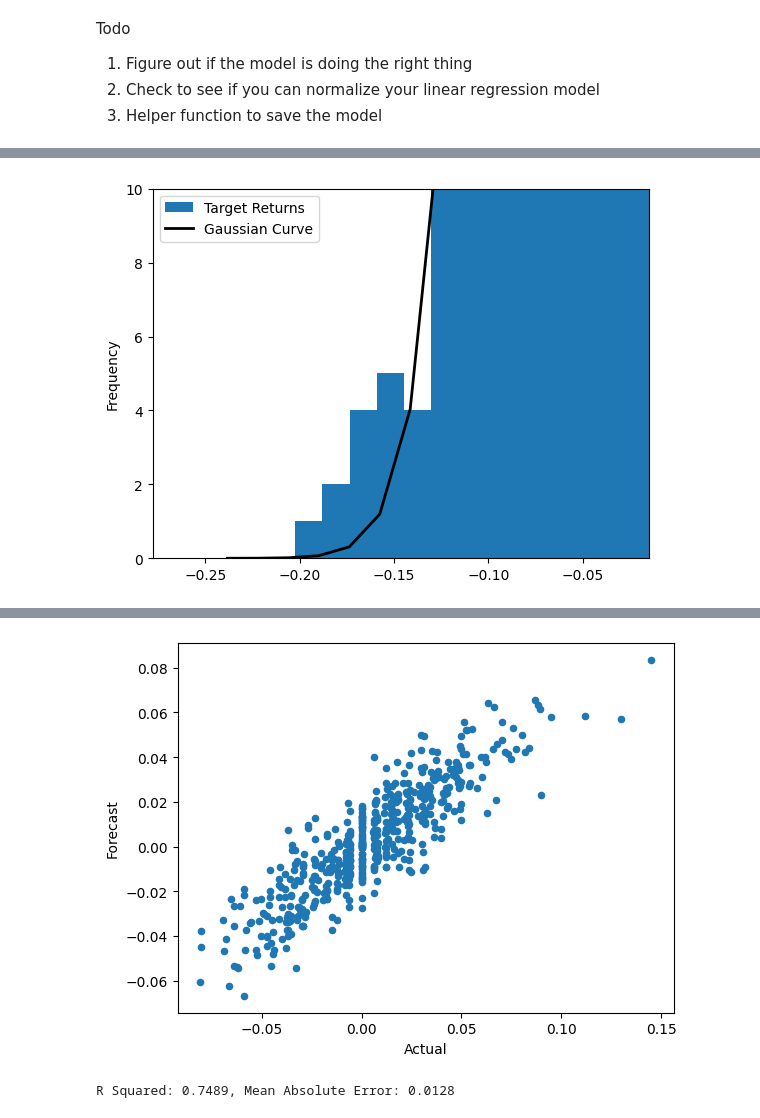
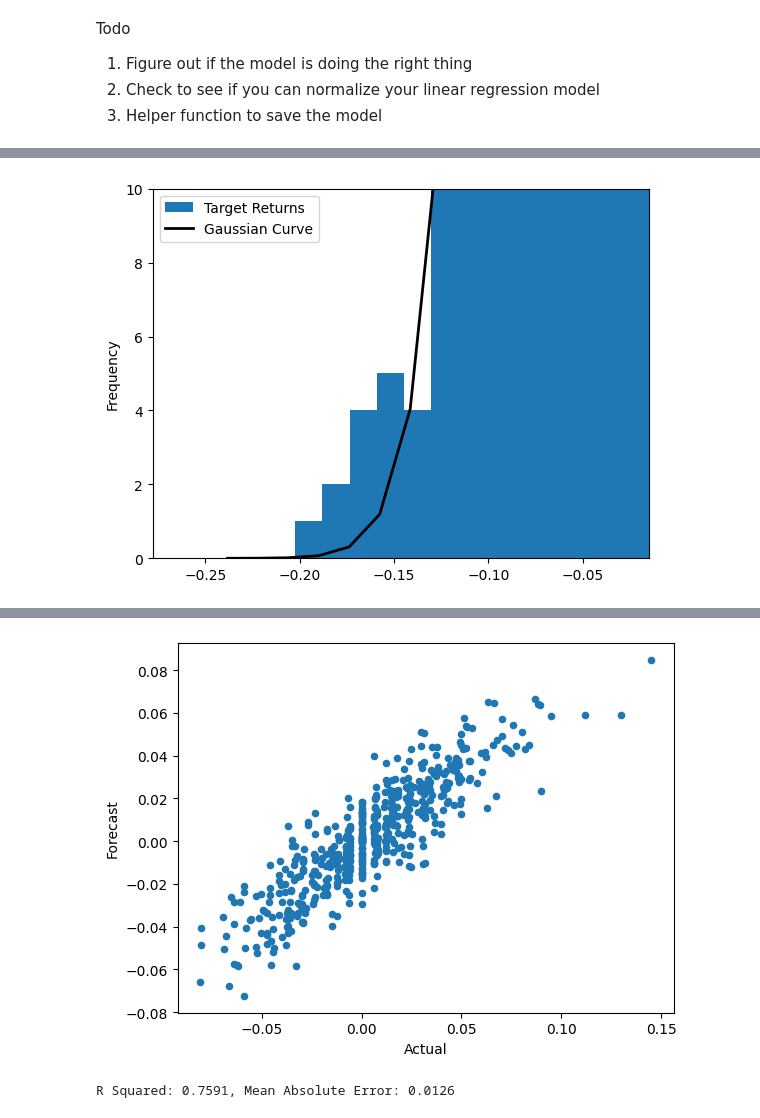
Before and after one commit to naozitios/lstm-mlt, a Jupyter notebook: workbook.ipynb, the cells around one changed output, grey strips where cells are left out. Cells and saved outputs as stored; diff of their text form; code cells hidden in the pictures.

```diff
--- a/workbook.ipynb
+++ b/workbook.ipynb
@@ -29,7 +29,7 @@ x_df, y_series = x_df.loc[common_index], y_series.loc[common_index]
 
 # training_cutoff = datetime.datetime(2006, 1, 1, tzinfo=pytz.timezone('America/New_York'))
 #train test split
-training_cutoff = datetime.datetime(2023, 1, 1)
+training_cutoff = datetime.datetime(2024, 1, 1)
 training_x_series = x_df.loc[x_df.index < training_cutoff]
 training_y_series = y_series.loc[y_series.index < training_cutoff]
 
@@ -70,3 +70,3 @@ print(f"R Squared: {r2_score(results_df['Actual'], results_df['Forecast']):.4f},
-[figure, old version]
+[figure, new version]
-R Squared: 0.7489, Mean Absolute Error: 0.0128
+R Squared: 0.7591, Mean Absolute Error: 0.0126
 # %%
```
Also changed, not shown: parts of 5 cells of this notebook, 1 other file.
